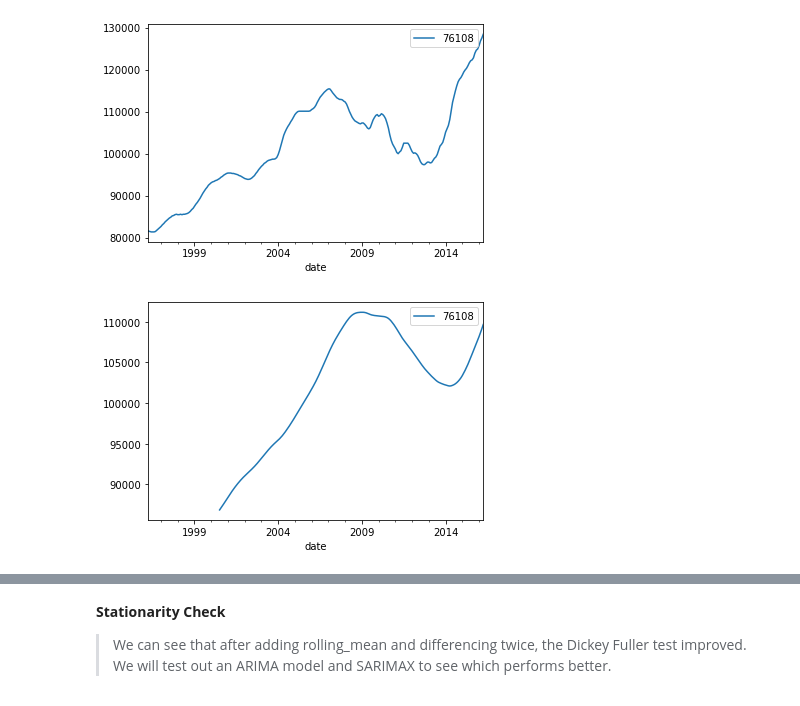
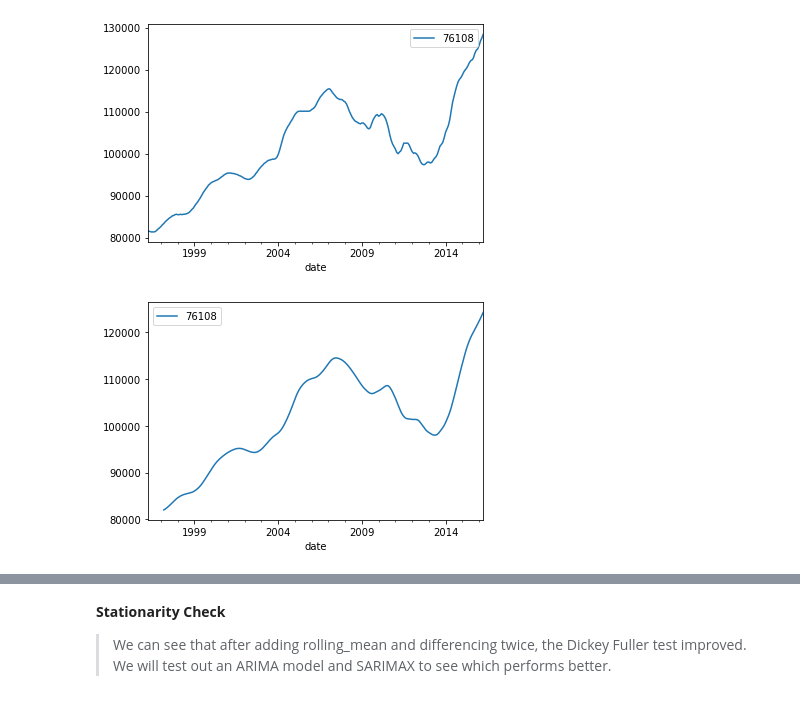
Before and after one commit to rhk48/zillow-time-series, a Jupyter notebook: final_nb.ipynb, the cells around one changed output, grey strips where cells are left out. Cells and saved outputs as stored; diff of their text form; code cells hidden in the pictures.

```diff
--- a/final_nb.ipynb
+++ b/final_nb.ipynb
@@ -640,10 +728,10 @@ train.plot();
 # %% [output]
 [figure]
 # %%
-roll_mean = train.rolling(window=52).mean()
+roll_mean = train.rolling(window=12).mean()
 roll_mean.plot();
 # %% [output]
-[figure, old version]
+[figure, new version]
 # %%
 rm_diff_1 = roll_mean.diff(periods=1)
 rm_diff_1.plot(figsize=(12,6))
```
Also changed, not shown: parts of 41 cells of this notebook.
